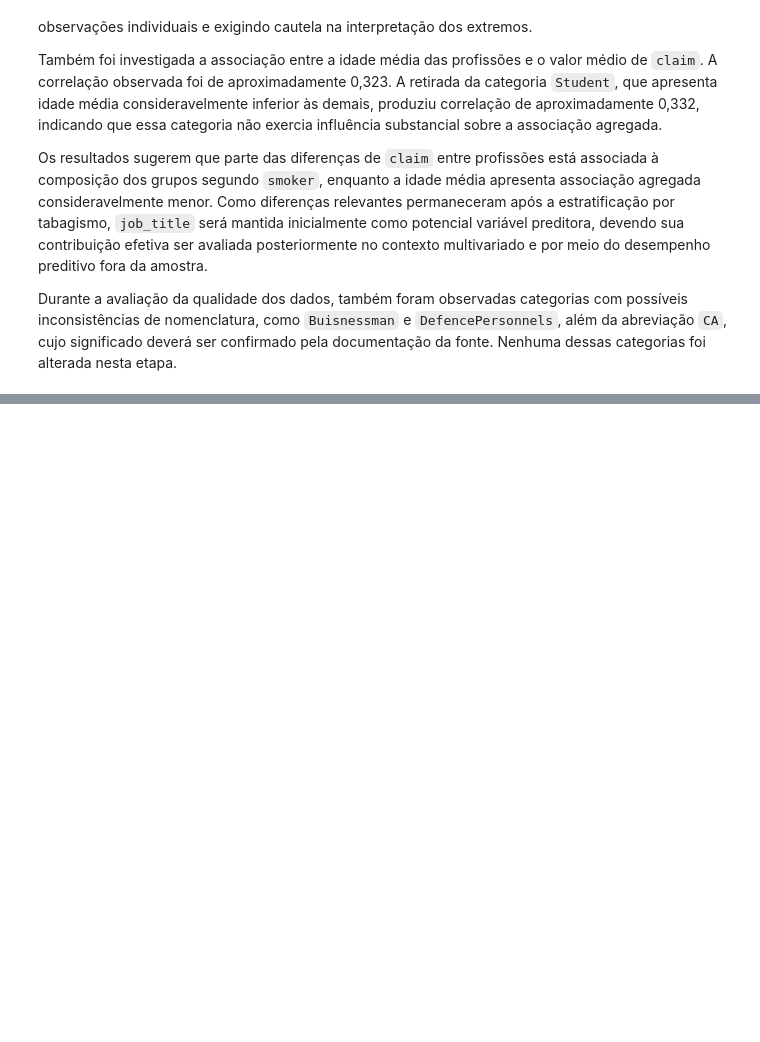
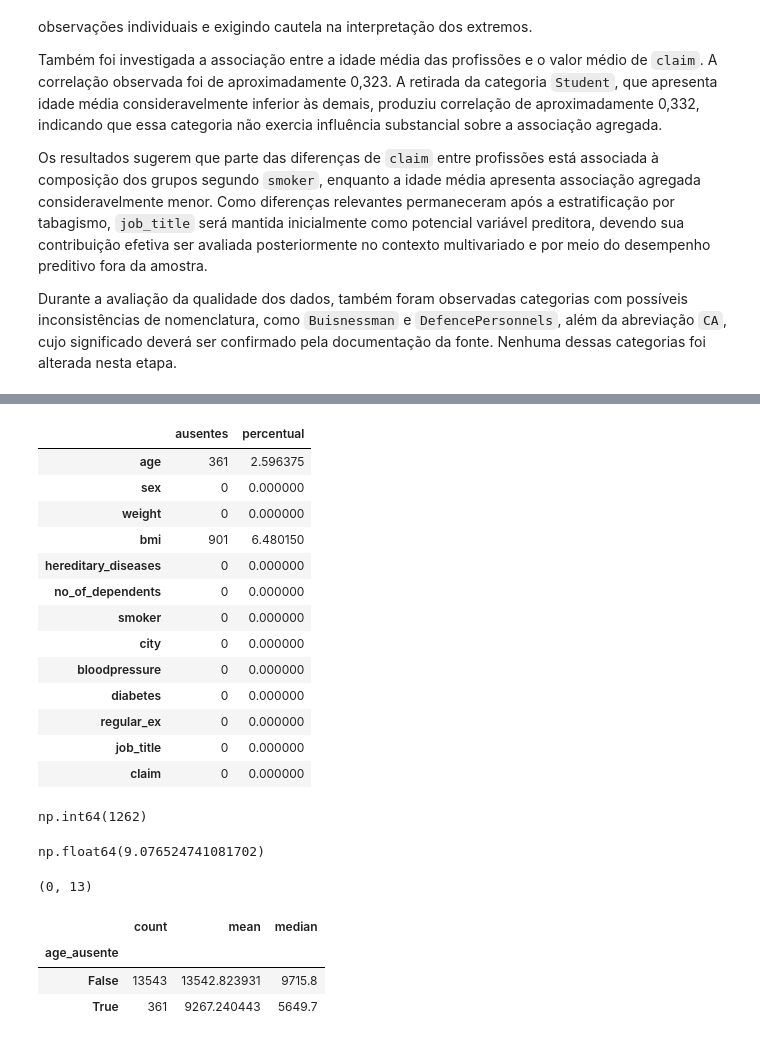
Before and after one commit to DalpesCS50/trab_estagio4_health-insurance-claims-prediction, a Jupyter notebook: notebooks/01_exploracao_inicial_health_insurance.ipynb, the cells around one changed output, grey strips where cells are left out. Drawn from its saved outputs; the diff is of its cells as text; code cells hidden in the pictures; blank space fills up the shorter version.

```diff
--- a/notebooks/01_exploracao_inicial_health_insurance.ipynb
+++ b/notebooks/01_exploracao_inicial_health_insurance.ipynb
@@ -1611,0 +1721,6 @@ Durante a avaliação da qualidade dos dados, também foram observadas categoria
+# %%
+dados_modelagem["duplicado"] = dados_modelagem.duplicated(
+    keep=False
+)
+
+dados_modelagem["duplicado"].value_counts()
@@ -1611,0 +1742,10 @@ Durante a avaliação da qualidade dos dados, também foram observadas categoria
+# %%
+dados_modelagem = dados_modelagem.drop(columns="duplicado")
+
+dados_modelagem = (
+    dados_modelagem
+    .drop_duplicates()
+    .reset_index(drop=True)
+)
+
+dados_modelagem.shape
@@ -1611,0 +1772,58 @@ Durante a avaliação da qualidade dos dados, também foram observadas categoria
+# %%
+ausentes_modelagem = dados_modelagem.isnull().sum()
+
+percentual_ausentes_modelagem = (
+    dados_modelagem.isnull().mean() * 100
+)
+
+pd.DataFrame({
+    "ausentes": ausentes_modelagem,
+    "percentual": percentual_ausentes_modelagem
+})
+# %% [output]
+|  | ausentes | percentual |
+| age | 361 | 2.596375 |
+| sex | 0 | 0.000000 |
+| weight | 0 | 0.000000 |
+| bmi | 901 | 6.480150 |
+| hereditary_diseases | 0 | 0.000000 |
+| no_of_dependents | 0 | 0.000000 |
+| smoker | 0 | 0.000000 |
+| city | 0 | 0.000000 |
+| bloodpressure | 0 | 0.000000 |
+| diabetes | 0 | 0.000000 |
+| regular_ex | 0 | 0.000000 |
+| job_title | 0 | 0.000000 |
+| claim | 0 | 0.000000 |
+# %%
+linhas_com_ausentes = dados_modelagem.isnull().any(axis=1).sum()
+
+linhas_com_ausentes
+# %% [output]
+np.int64(1262)
+# %%
+percentual_linhas_com_ausentes = (
+    linhas_com_ausentes / len(dados_modelagem) * 100
+)
+
+percentual_linhas_com_ausentes
+# %% [output]
+np.float64(9.076524741081702)
+# %%
+dados_modelagem[
+    dados_modelagem["age"].isnull()
+    & dados_modelagem["bmi"].isnull()
+].shape
+# %% [output]
+(0, 13)
+# %%
+dados_modelagem.assign(
+    age_ausente=dados_modelagem["age"].isnull()
+).groupby("age_ausente")["claim"].agg(
+    ["count", "mean", "median"]
+)
+# %% [output]
+|  | count | mean | median |
+| age_ausente |  |  |  |
+| False | 13543 | 13542.823931 | 9715.8 |
+| True | 361 | 9267.240443 | 5649.7 |
```
Also changed, not shown: parts of 49 cells of this notebook.
